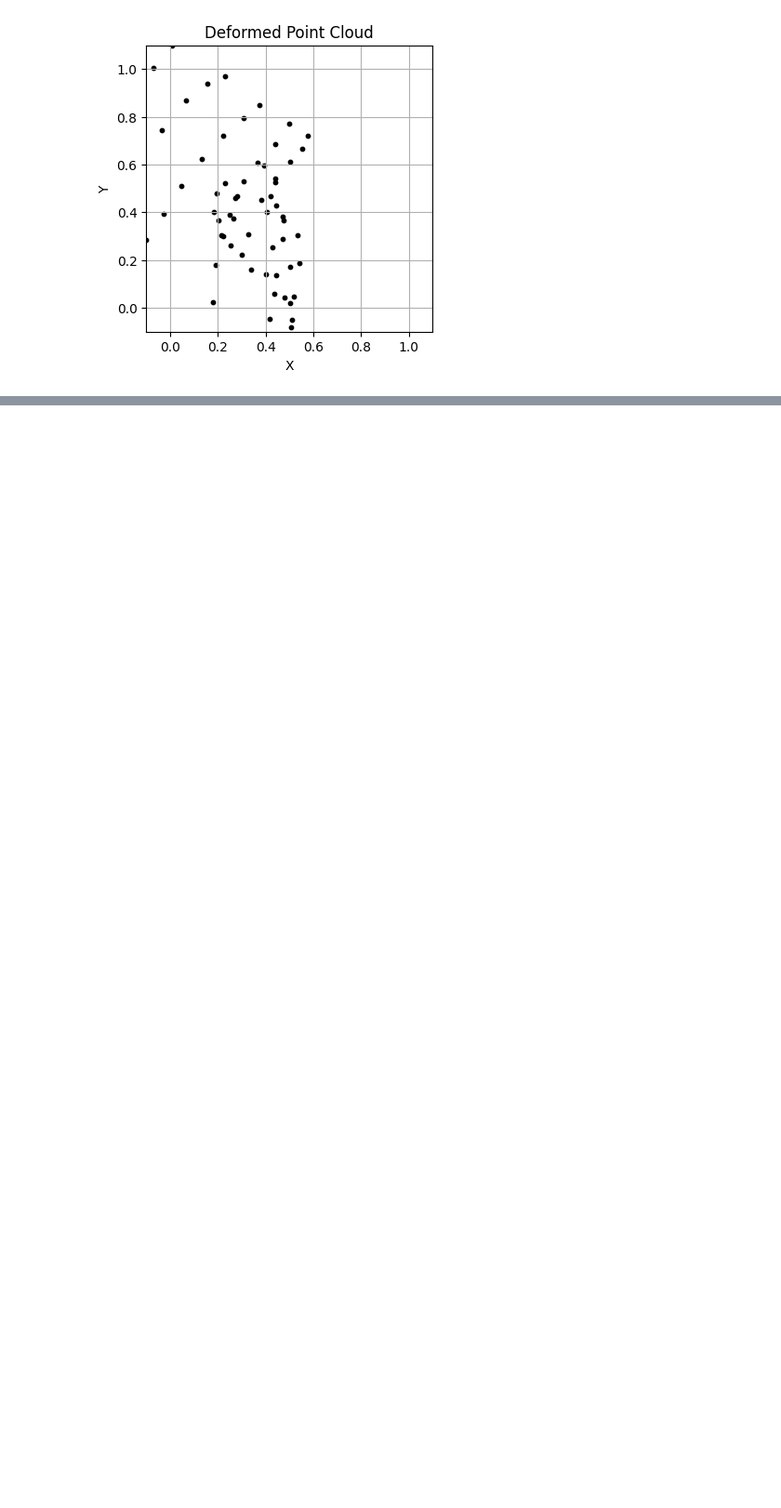
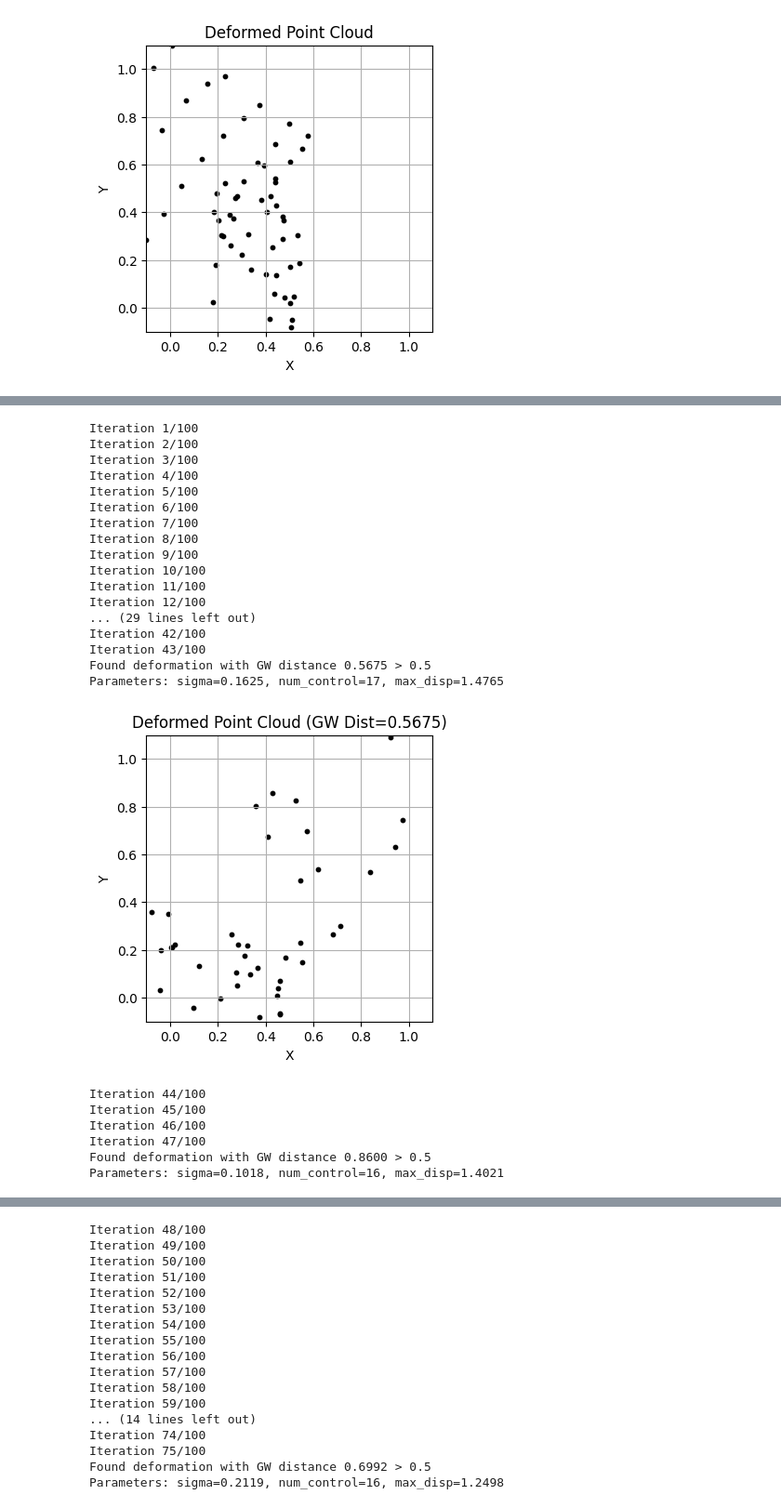
Before and after one commit to RocioDM/GW_BCM, a Jupyter notebook: 20-Experiment.ipynb, the cells around one changed output, grey strips where cells are left out. Shown: that part at 93% size. Saved outputs shown, nothing was run; the diff lists cells and outputs as text; code cells hidden in the pictures; blank space fills up the shorter version.

```diff
--- a/20-Experiment.ipynb
+++ b/20-Experiment.ipynb
@@ -116,0 +163,58 @@ plot_point_cloud(deformed_pts, title='Deformed Point Cloud')
+# %%
+# ----------------------------------------------
+# Search for three deformation parameters that yield GW distances to the uniform template larger than a threshold
+# ----------------------------------------------
+
+template_dist_matrix = compute_distance_matrix(template_pts)
+threshold = 0.5
+parameter_records = []
+for i in range(100):
+    print(f'Iteration {i+1}/100')
+    sigma = np.random.uniform(0.1, 0.5)
+    num_control = np.random.randint(5, 20)
+    max_disp = np.random.uniform(0.5, 1.5)
+
+    deformed_pts, disp, ctrl_pts, ctrl_disp = random_rbf_deformation(
+        template_pts,
+        num_ctrl=num_control,
+        sigma=sigma,
+        max_disp=max_disp,
+    )
+    gw_dist = ot.gromov.gromov_wasserstein2(
+        compute_distance_matrix(deformed_pts),
+        template_dist_matrix,
+        ot.unif(deformed_pts.shape[0]),
+        ot.unif(template_pts.shape[0]),
+        'square_loss'
+    )
+
+    if gw_dist > threshold:
+        parameter_records.append((sigma, num_control, max_disp, gw_dist))
+        print(f'Found deformation with GW distance {gw_dist:.4f} > {threshold}')
+        print(f'Parameters: sigma={sigma:.4f}, num_control={num_control}, max_disp={max_disp:.4f}')
+        plot_point_cloud(deformed_pts, title=f'Deformed Point Cloud (GW Dist={gw_dist:.4f})')
+# %% [output]
+Iteration 1/100
+Iteration 2/100
+Iteration 3/100
+Iteration 4/100
+Iteration 5/100
+Iteration 6/100
+Iteration 7/100
+Iteration 8/100
+Iteration 9/100
+Iteration 10/100
+Iteration 11/100
+Iteration 12/100
+... (29 lines left out)
+Iteration 42/100
+Iteration 43/100
+Found deformation with GW distance 0.5675 > 0.5
+Parameters: sigma=0.1625, num_control=17, max_disp=1.4765
+[figure, added]
+Iteration 44/100
+Iteration 45/100
+Iteration 46/100
+Iteration 47/100
+Found deformation with GW distance 0.8600 > 0.5
+Parameters: sigma=0.1018, num_control=16, max_disp=1.4021
@@ -116,0 +222,17 @@ plot_point_cloud(deformed_pts, title='Deformed Point Cloud')
+Iteration 48/100
+Iteration 49/100
+Iteration 50/100
+Iteration 51/100
+Iteration 52/100
+Iteration 53/100
+Iteration 54/100
+Iteration 55/100
+Iteration 56/100
+Iteration 57/100
+Iteration 58/100
+Iteration 59/100
+... (14 lines left out)
+Iteration 74/100
+Iteration 75/100
+Found deformation with GW distance 0.6992 > 0.5
+Parameters: sigma=0.2119, num_control=16, max_disp=1.2498
```
Also changed, not shown: parts of 5 cells of this notebook.
